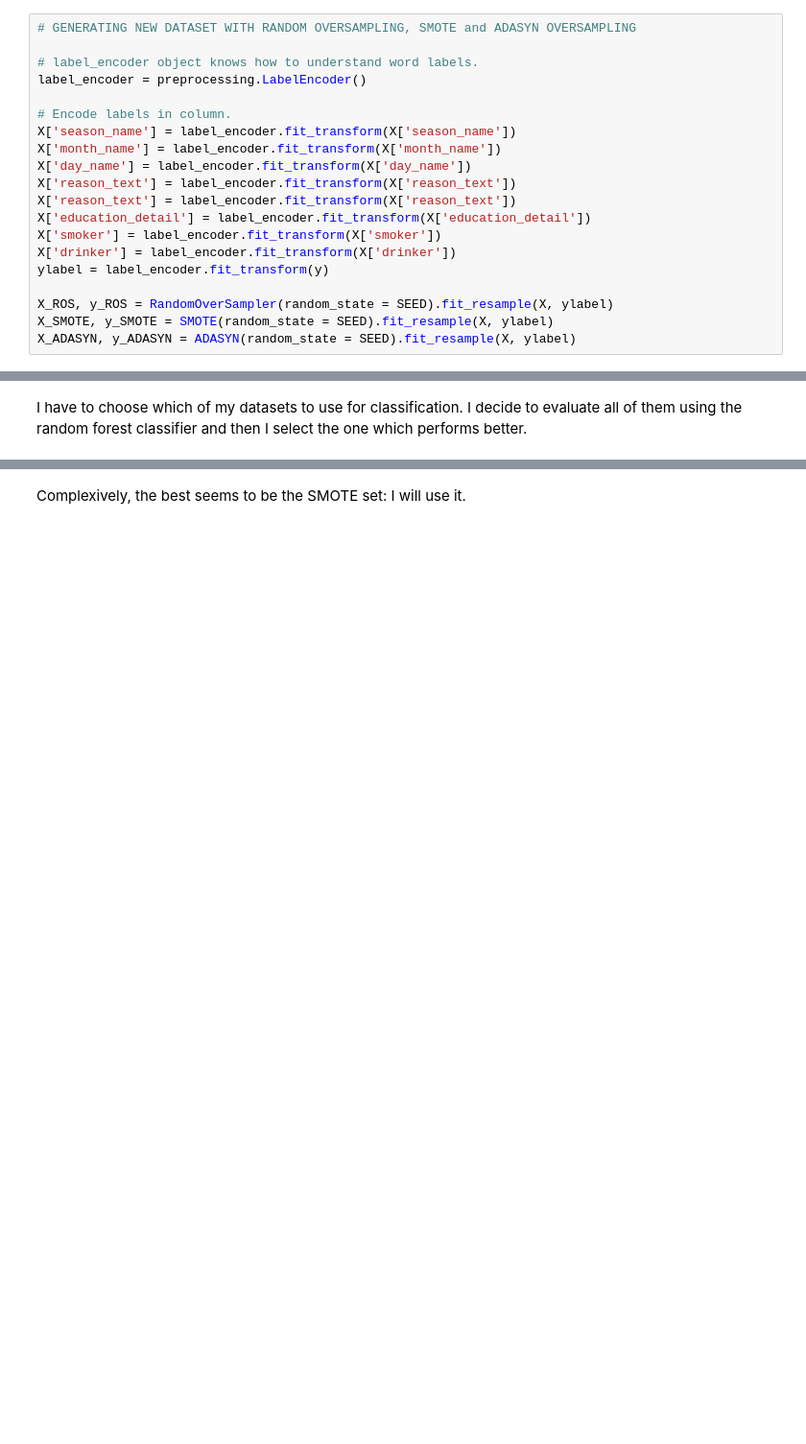
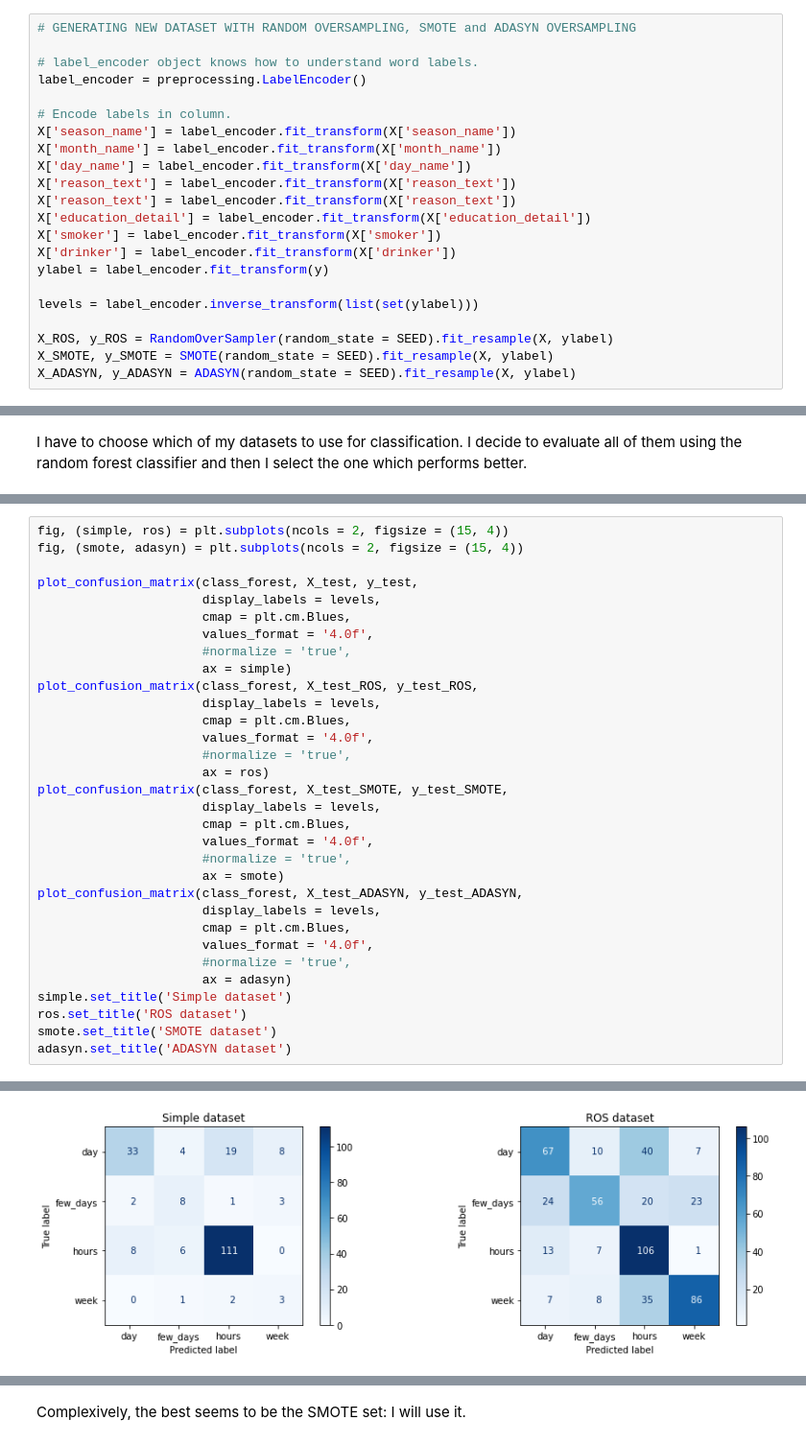
Before and after one commit to gianluigilopardo/Absenteeism_prediction, a Jupyter notebook: absenteeism_notebook.ipynb, the cells around one changed output, grey strips where cells are left out. Shown: that part at 96% size. Drawn from its saved outputs; the diff is of its cells as text; blank space fills up the shorter version.

```diff
--- a/absenteeism_notebook.ipynb
+++ b/absenteeism_notebook.ipynb
@@ -606,6 +604,8 @@ X['smoker'] = label_encoder.fit_transform(X['smoker'])
 X['drinker'] = label_encoder.fit_transform(X['drinker'])
 ylabel = label_encoder.fit_transform(y)
 
+levels = label_encoder.inverse_transform(list(set(ylabel)))
+
 X_ROS, y_ROS = RandomOverSampler(random_state = SEED).fit_resample(X, ylabel)
 X_SMOTE, y_SMOTE = SMOTE(random_state = SEED).fit_resample(X, ylabel)
 X_ADASYN, y_ADASYN = ADASYN(random_state = SEED).fit_resample(X, ylabel)
@@ -705,0 +759,33 @@ metrics
+# %%
+fig, (simple, ros) = plt.subplots(ncols = 2, figsize = (15, 4))
+fig, (smote, adasyn) = plt.subplots(ncols = 2, figsize = (15, 4))
+
+plot_confusion_matrix(class_forest, X_test, y_test,
+                      display_labels = levels,
+                      cmap = plt.cm.Blues,
+                      values_format = '4.0f',
+                      #normalize = 'true',
+                      ax = simple)
+plot_confusion_matrix(class_forest, X_test_ROS, y_test_ROS,
+                      display_labels = levels,
+                      cmap = plt.cm.Blues,
+                      values_format = '4.0f',
+                      #normalize = 'true',
+                      ax = ros)
+plot_confusion_matrix(class_forest, X_test_SMOTE, y_test_SMOTE,
+                      display_labels = levels,
+                      cmap = plt.cm.Blues,
+                      values_format = '4.0f',
+                      #normalize = 'true',
+                      ax = smote)
+plot_confusion_matrix(class_forest, X_test_ADASYN, y_test_ADASYN,
+                      display_labels = levels,
+                      cmap = plt.cm.Blues,
+                      values_format = '4.0f',
+                      #normalize = 'true',
+                      ax = adasyn)
+simple.set_title('Simple dataset')
+ros.set_title('ROS dataset')
+smote.set_title('SMOTE dataset')
+adasyn.set_title('ADASYN dataset')
+# %% [output]
@@ -705,0 +793 @@ metrics
+[figure, added]
```
Also changed, not shown: parts of 30 cells of this notebook.
